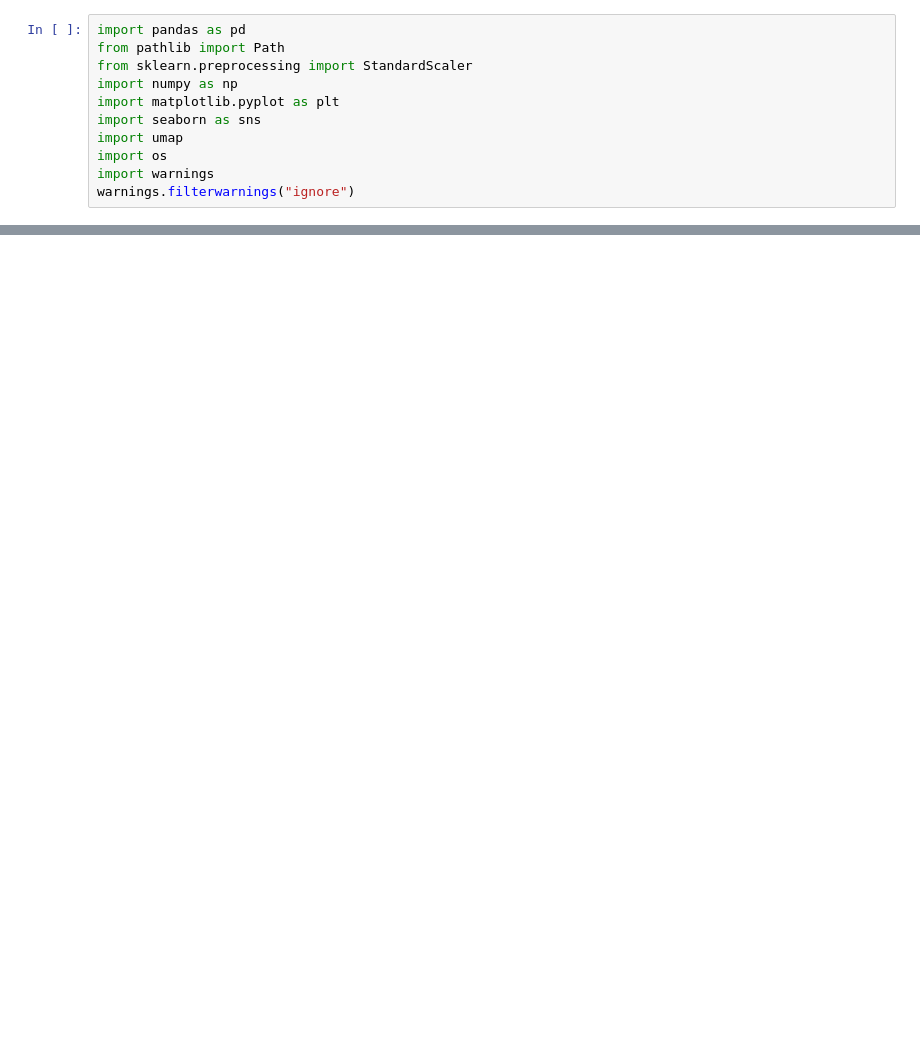
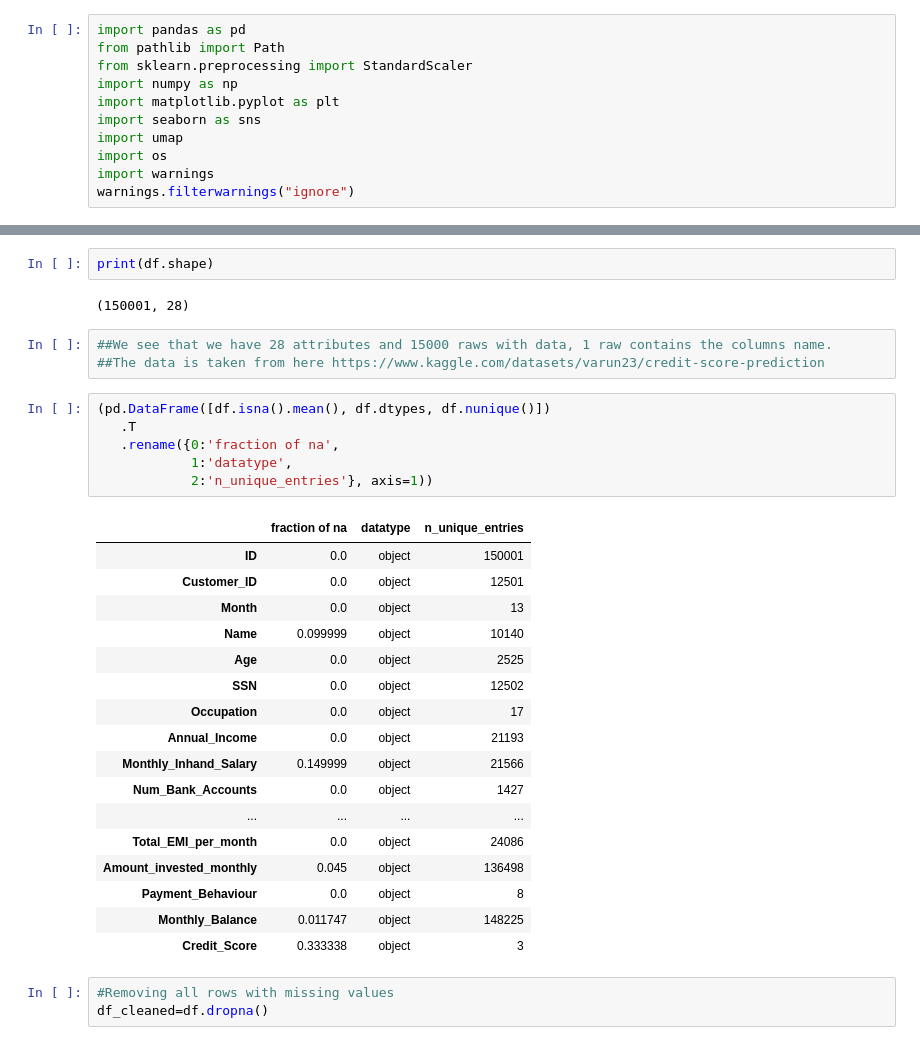
Before and after one commit to hermag/fbxtbilisimeetup, a Jupyter notebook: eda.ipynb, the cells around one changed output, grey strips where cells are left out. Saved outputs shown, nothing was run; the diff lists cells and outputs as text; blank space fills up the shorter version.

```diff
--- a/eda.ipynb
+++ b/eda.ipynb
@@ -58,0 +65,34 @@ NameError: name 'RAW_DATA_PATH' is not defined
+# %%
+print(df.shape)
+# %% [output]
+(150001, 28)
+# %%
+##We see that we have 28 attributes and 15000 raws with data, 1 raw contains the columns name.
+##The data is taken from here https://www.kaggle.com/datasets/varun23/credit-score-prediction
+# %%
+(pd.DataFrame([df.isna().mean(), df.dtypes, df.nunique()])
+   .T
+   .rename({0:'fraction of na',
+            1:'datatype',
+            2:'n_unique_entries'}, axis=1))
+# %% [output]
+|  | fraction of na | datatype | n_unique_entries |
+| ID | 0.0 | object | 150001 |
+| Customer_ID | 0.0 | object | 12501 |
+| Month | 0.0 | object | 13 |
+| Name | 0.099999 | object | 10140 |
+| Age | 0.0 | object | 2525 |
+| SSN | 0.0 | object | 12502 |
+| Occupation | 0.0 | object | 17 |
+| Annual_Income | 0.0 | object | 21193 |
+| Monthly_Inhand_Salary | 0.149999 | object | 21566 |
+| Num_Bank_Accounts | 0.0 | object | 1427 |
+| ... | ... | ... | ... |
+| Total_EMI_per_month | 0.0 | object | 24086 |
+| Amount_invested_monthly | 0.045 | object | 136498 |
+| Payment_Behaviour | 0.0 | object | 8 |
+| Monthly_Balance | 0.011747 | object | 148225 |
+| Credit_Score | 0.333338 | object | 3 |
+# %%
+#Removing all rows with missing values
+df_cleaned=df.dropna()
```
Also changed, not shown: parts of 23 cells of this notebook.
